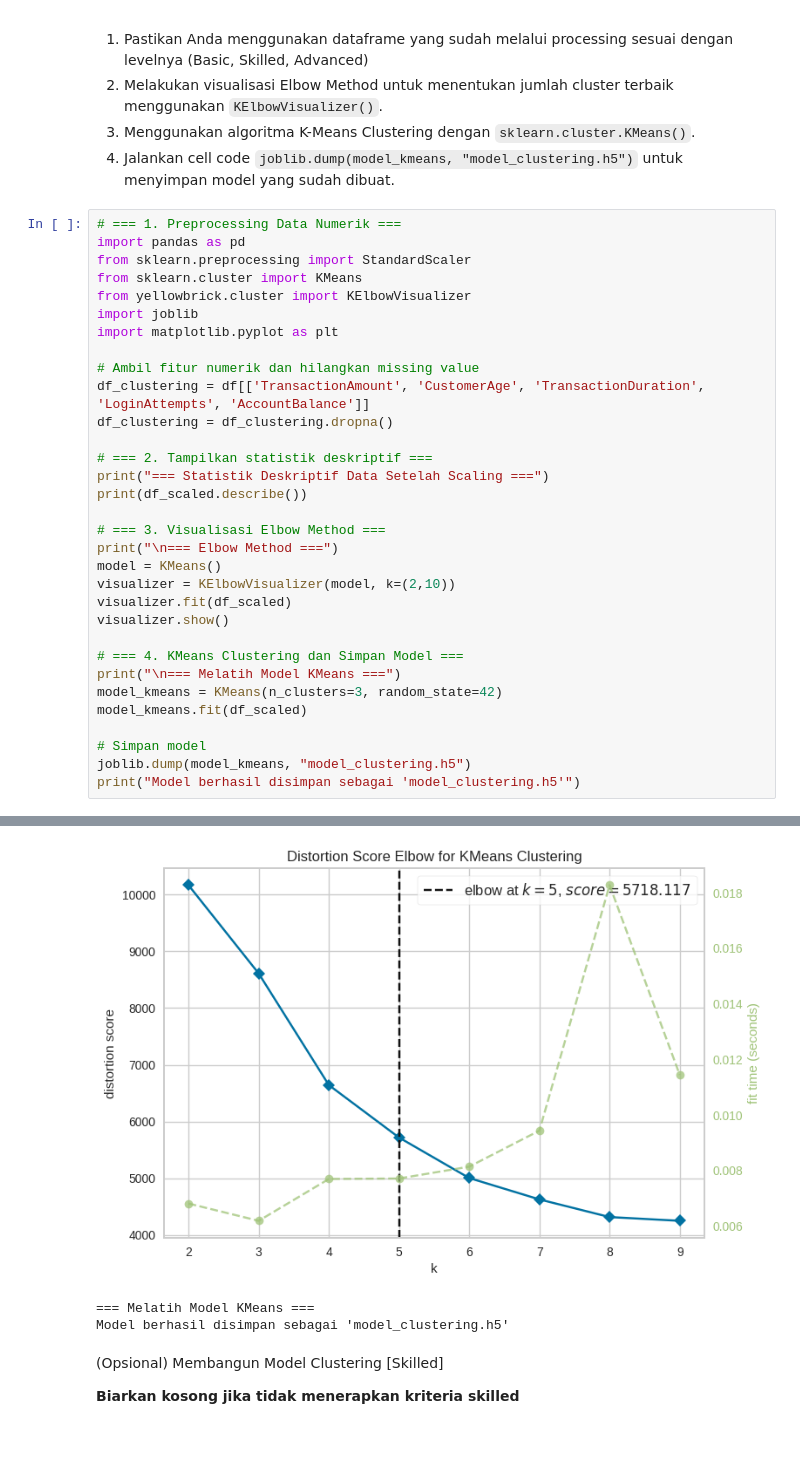
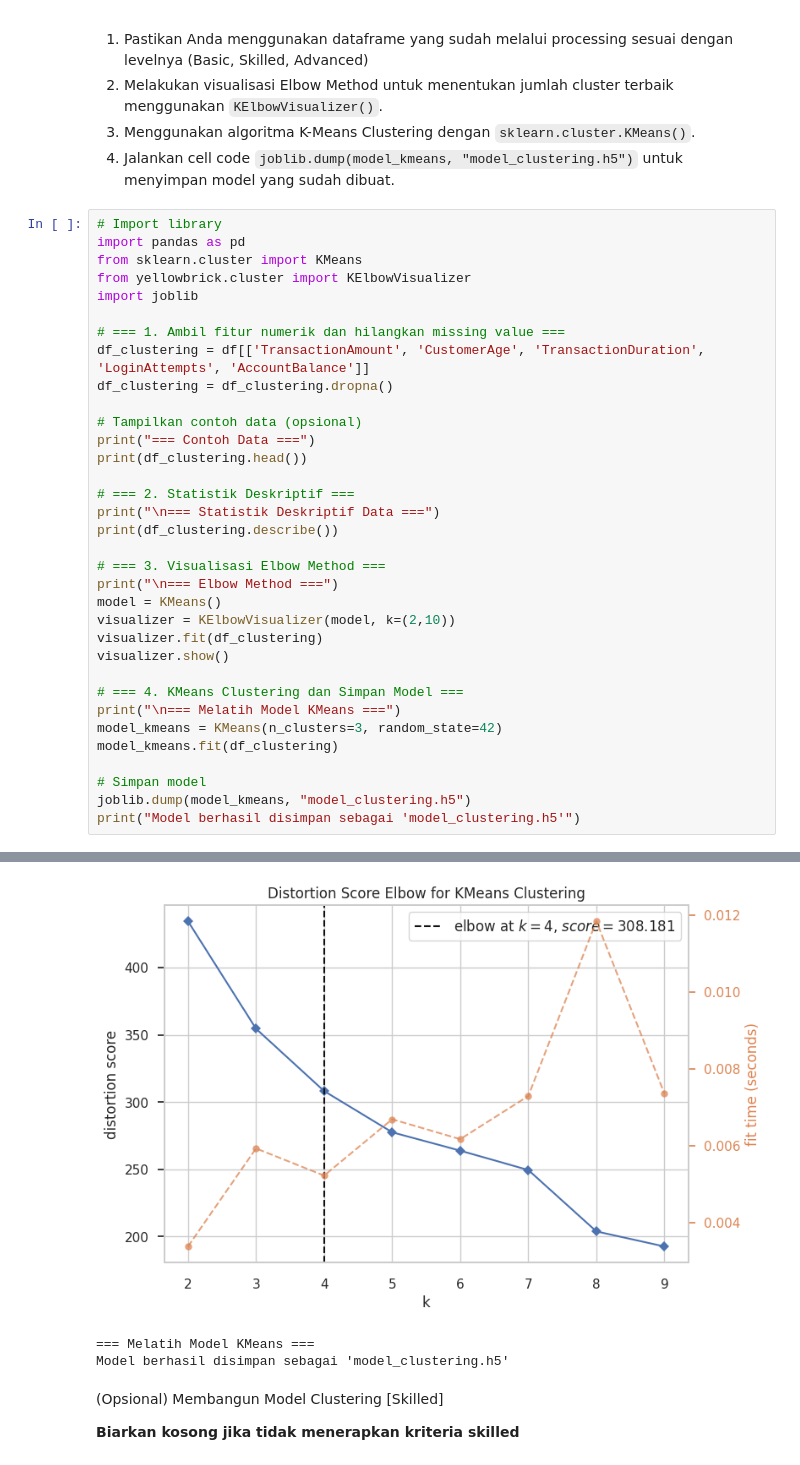
Before and after one commit to Andriansyah2501/BMLP, a Jupyter notebook: [Clustering]_Submission_Akhir_BMLP_Andrian_Syah.ipynb, the cells around one changed output, grey strips where cells are left out. Drawn from its saved outputs; the diff is of its cells as text.

```diff
--- a/[Clustering]_Submission_Akhir_BMLP_Andrian_Syah.ipynb
+++ b/[Clustering]_Submission_Akhir_BMLP_Andrian_Syah.ipynb
@@ -307,33 +307,35 @@ Pada tahap ini, Anda membangun model clustering dengan memilih algoritma yang se
 3. Menggunakan algoritma K-Means Clustering dengan `sklearn.cluster.KMeans()`.
 4. Jalankan cell code `joblib.dump(model_kmeans, "model_clustering.h5")` untuk menyimpan model yang sudah dibuat.
 # %%
-# === 1. Preprocessing Data Numerik ===
+# Import library
 import pandas as pd
-from sklearn.preprocessing import StandardScaler
 from sklearn.cluster import KMeans
 from yellowbrick.cluster import KElbowVisualizer
 import joblib
-import matplotlib.pyplot as plt
 
-# Ambil fitur numerik dan hilangkan missing value
+# === 1. Ambil fitur numerik dan hilangkan missing value ===
 df_clustering = df[['TransactionAmount', 'CustomerAge', 'TransactionDuration', 'LoginAttempts', 'AccountBalance']]
 df_clustering = df_clustering.dropna()
 
-# === 2. Tampilkan statistik deskriptif ===
-print("=== Statistik Deskriptif Data Setelah Scaling ===")
-print(df_scaled.describe())
+# Tampilkan contoh data (opsional)
+print("=== Contoh Data ===")
+print(df_clustering.head())
+
+# === 2. Statistik Deskriptif ===
+print("\n=== Statistik Deskriptif Data ===")
+print(df_clustering.describe())
 
 # === 3. Visualisasi Elbow Method ===
 print("\n=== Elbow Method ===")
 model = KMeans()
 visualizer = KElbowVisualizer(model, k=(2,10))
-visualizer.fit(df_scaled)
+visualizer.fit(df_clustering)
 visualizer.show()
 
 # === 4. KMeans Clustering dan Simpan Model ===
 print("\n=== Melatih Model KMeans ===")
 model_kmeans = KMeans(n_clusters=3, random_state=42)
-model_kmeans.fit(df_scaled)
+model_kmeans.fit(df_clustering)
 
 # Simpan model
 joblib.dump(model_kmeans, "model_clustering.h5")
@@ -357,6 +359,6 @@ max      2.536099e+00     2.000000
 
 === Elbow Method ===
-[figure, old version]
+[figure, new version]
 === Melatih Model KMeans ===
 Model berhasil disimpan sebagai 'model_clustering.h5'
 # %% [markdown]
```
Also changed, not shown: parts of 5 cells of this notebook.
